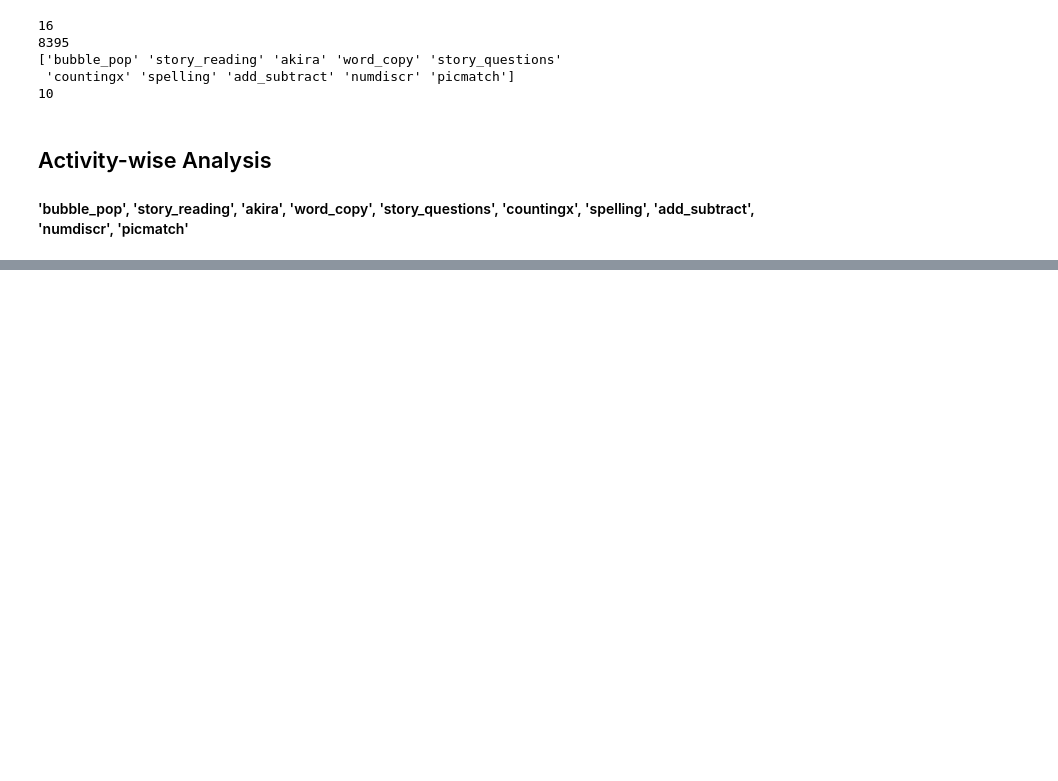
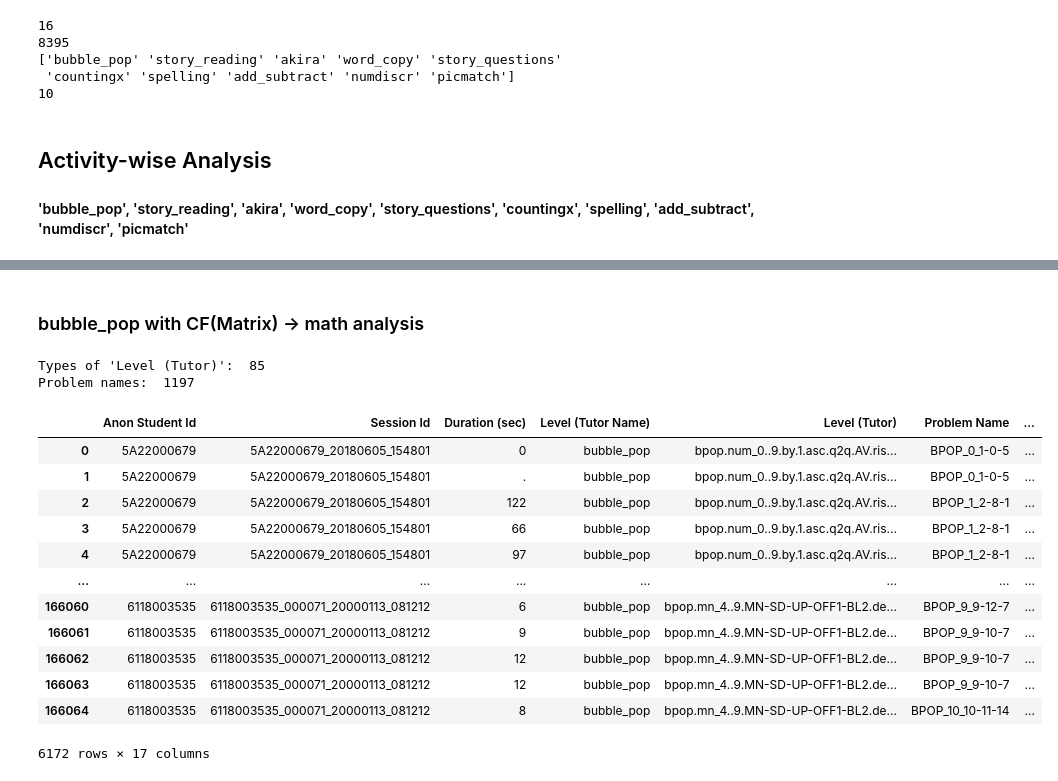
Before and after one commit to jithendaraa/RoboTutor-Analysis, a Jupyter notebook: analysis.ipynb, the cells around one changed output, grey strips where cells are left out. Drawn from its saved outputs; the diff is of its cells as text; code cells hidden in the pictures; blank space fills up the shorter version.

```diff
--- a/analysis.ipynb
+++ b/analysis.ipynb
@@ -109,0 +177,27 @@ picmatch_df = df[df['Level (Tutor Name)'] == 'picmatch']
+# %% [markdown]
+### bubble_pop with CF(Matrix) -> math analysis
+# %%
+uniq_bpop_math_level_tutor = bpop_math_df['Level (Tutor)'].unique()
+no_of_bpop_math_level_tutor = len(uniq_bpop_math_level_tutor)
+print("Types of 'Level (Tutor)': ", no_of_bpop_math_level_tutor)
+
+bpop_math_problem_names = bpop_math_df['Problem Name'].unique()
+no_of_bpop_math_prob_names = len(bpop_math_problem_names)
+print("Problem names: ", no_of_bpop_math_prob_names)
+bpop_math_df
+# %% [output]
+Types of 'Level (Tutor)':  85
+Problem names:  1197
+|  | Anon Student Id | Session Id | Duration (sec) | Level (Tutor Name) | Level (Tutor) | Problem Name | ... |
+| 0 | 5A22000679 | 5A22000679_20180605_154801 | 0 | bubble_pop | bpop.num_0..9.by.1.asc.q2q.AV.ris... | BPOP_0_1-0-5 | ... |
+| 1 | 5A22000679 | 5A22000679_20180605_154801 | . | bubble_pop | bpop.num_0..9.by.1.asc.q2q.AV.ris... | BPOP_0_1-0-5 | ... |
+| 2 | 5A22000679 | 5A22000679_20180605_154801 | 122 | bubble_pop | bpop.num_0..9.by.1.asc.q2q.AV.ris... | BPOP_1_2-8-1 | ... |
+| 3 | 5A22000679 | 5A22000679_20180605_154801 | 66 | bubble_pop | bpop.num_0..9.by.1.asc.q2q.AV.ris... | BPOP_1_2-8-1 | ... |
+| 4 | 5A22000679 | 5A22000679_20180605_154801 | 97 | bubble_pop | bpop.num_0..9.by.1.asc.q2q.AV.ris... | BPOP_1_2-8-1 | ... |
+| ... | ... | ... | ... | ... | ... | ... | ... |
+| 166060 | 6118003535 | 6118003535_000071_20000113_081212 | 6 | bubble_pop | bpop.mn_4..9.MN-SD-UP-OFF1-BL2.de... | BPOP_9_9-12-7 | ... |
+| 166061 | 6118003535 | 6118003535_000071_20000113_081212 | 9 | bubble_pop | bpop.mn_4..9.MN-SD-UP-OFF1-BL2.de... | BPOP_9_9-10-7 | ... |
+| 166062 | 6118003535 | 6118003535_000071_20000113_081212 | 12 | bubble_pop | bpop.mn_4..9.MN-SD-UP-OFF1-BL2.de... | BPOP_9_9-10-7 | ... |
+| 166063 | 6118003535 | 6118003535_000071_20000113_081212 | 12 | bubble_pop | bpop.mn_4..9.MN-SD-UP-OFF1-BL2.de... | BPOP_9_9-10-7 | ... |
+| 166064 | 6118003535 | 6118003535_000071_20000113_081212 | 8 | bubble_pop | bpop.mn_4..9.MN-SD-UP-OFF1-BL2.de... | BPOP_10_10-11-14 | ... |
+6172 rows × 17 columns
```
Also changed, not shown: parts of 8 cells of this notebook, 1 other file.
